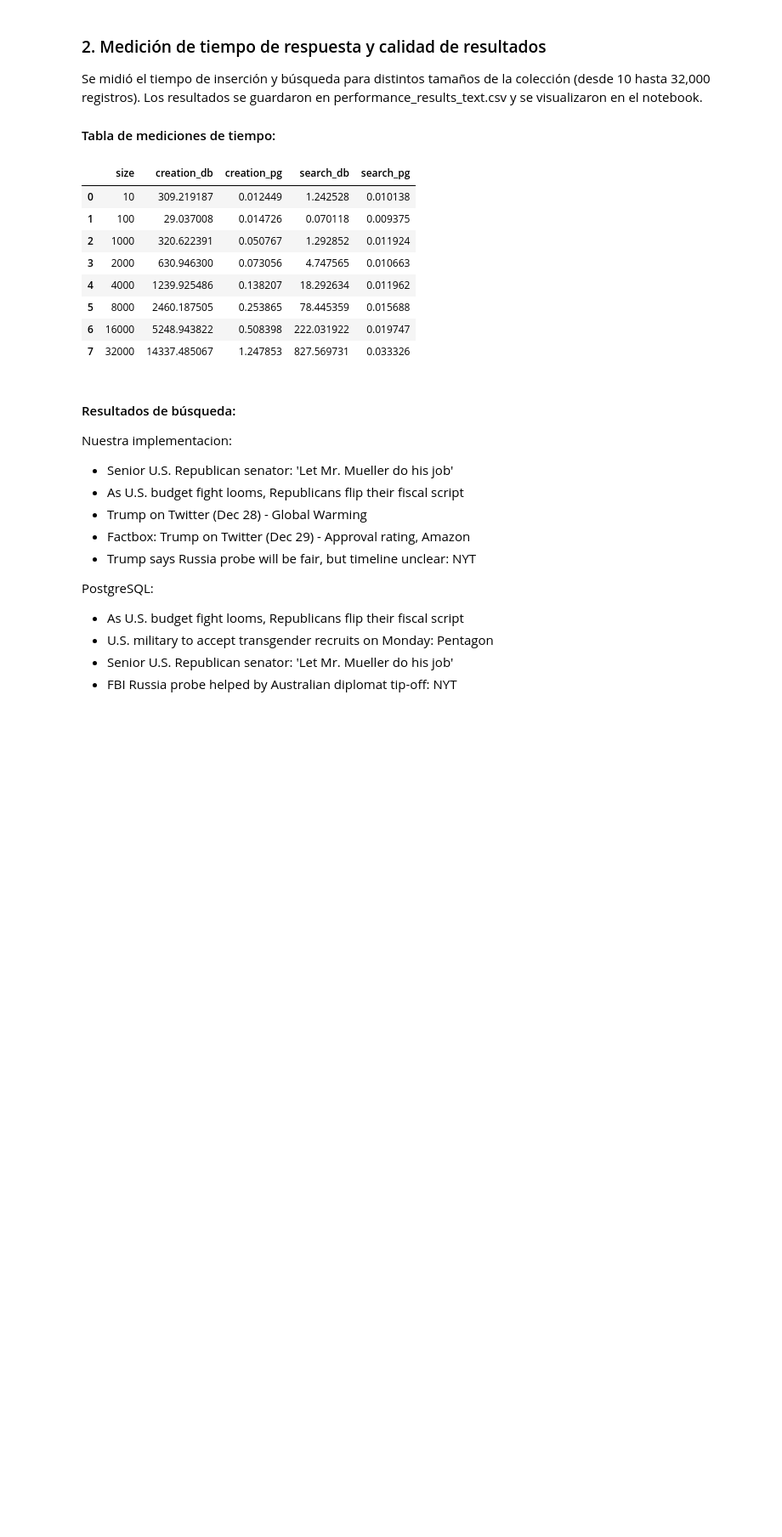
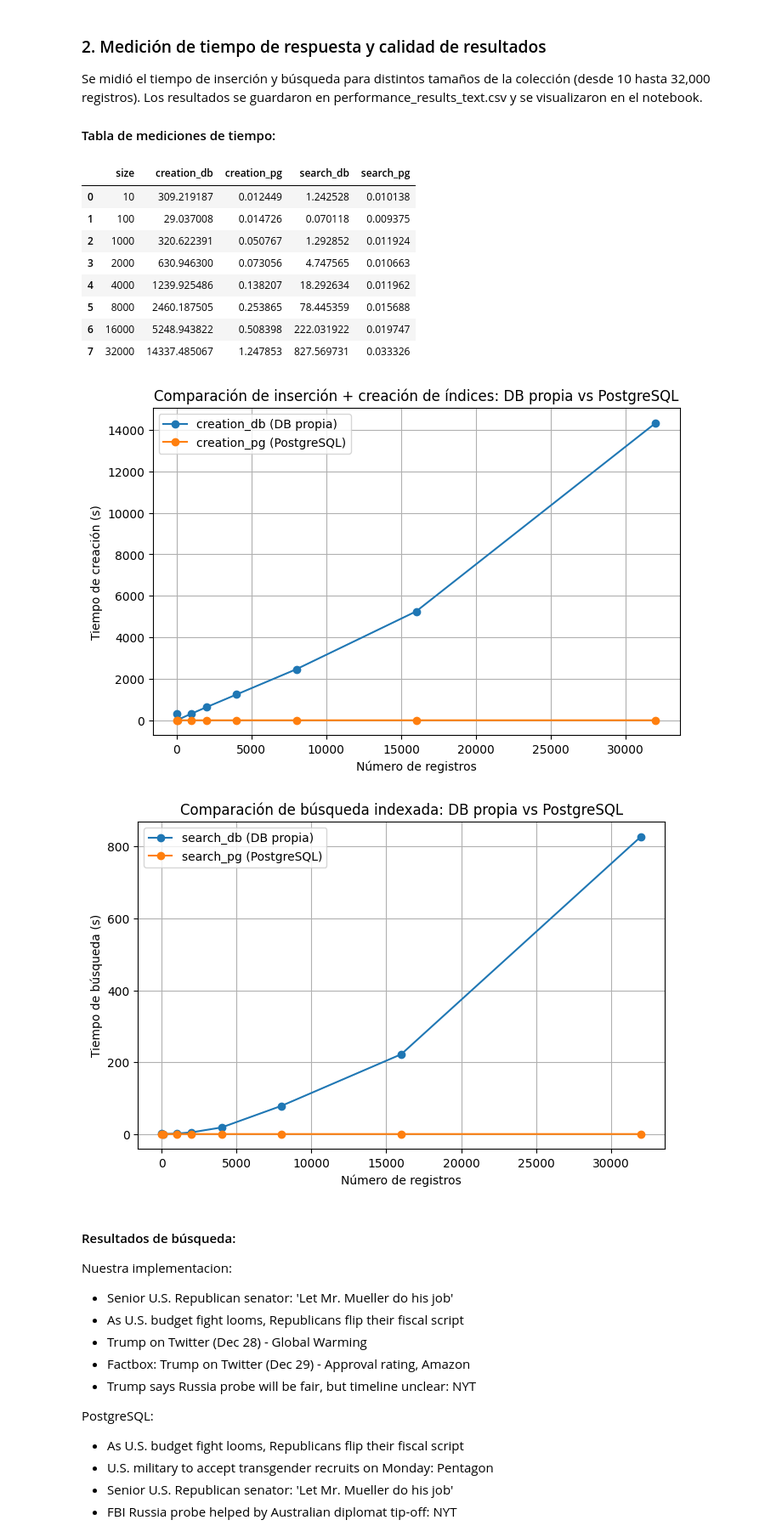
Before and after one commit to GinoDazaU/base-de-datos-2-proyecto, a Jupyter notebook: backend/database/testing/performance_testing.ipynb, the cells around one changed output. Shown: that part at 85% size. Cells and saved outputs as stored; diff of their text form; code cells hidden in the pictures; blank space fills up the shorter version.

Commit message:
Reverted override of performance_results.text.csv, added graphs to notebook

```diff
--- a/backend/database/testing/performance_testing.ipynb
+++ b/backend/database/testing/performance_testing.ipynb
@@ -50,18 +50,39 @@ Los resultados se guardaron en performance_results_text.csv y se visualizaron en
 #### Tabla de mediciones de tiempo:
 # %%
 import pandas as pd
+import matplotlib.pyplot as plt
 df = pd.read_csv("performance_results_text.csv")
 display(df)
+plt.figure(figsize=(8, 5))
+plt.plot(df['size'], df['creation_db'], marker='o', label='creation_db (DB propia)')
+plt.plot(df['size'], df['creation_pg'], marker='o', label='creation_pg (PostgreSQL)')
+plt.xlabel('Número de registros')
+plt.ylabel('Tiempo de creación (s)')
+plt.title('Comparación de inserción + creación de índices: DB propia vs PostgreSQL')
+plt.legend()
+plt.grid(True)
+plt.show()
+plt.figure(figsize=(8, 5))
+plt.plot(df['size'], df['search_db'], marker='o', label="search_db (DB propia)")
+plt.plot(df['size'], df['search_pg'], marker='o', label='search_pg (PostgreSQL)')
+plt.xlabel('Número de registros')
+plt.ylabel('Tiempo de búsqueda (s)')
+plt.title('Comparación de búsqueda indexada: DB propia vs PostgreSQL')
+plt.legend()
+plt.grid(True)
+plt.show()
 # %% [output]
 |  | size | creation_db | creation_pg | search_db | search_pg |
 | 0 | 10 | 309.219187 | 0.012449 | 1.242528 | 0.010138 |
 | 1 | 100 | 29.037008 | 0.014726 | 0.070118 | 0.009375 |
 | 2 | 1000 | 320.622391 | 0.050767 | 1.292852 | 0.011924 |
 | 3 | 2000 | 630.946300 | 0.073056 | 4.747565 | 0.010663 |
 | 4 | 4000 | 1239.925486 | 0.138207 | 18.292634 | 0.011962 |
 | 5 | 8000 | 2460.187505 | 0.253865 | 78.445359 | 0.015688 |
 | 6 | 16000 | 5248.943822 | 0.508398 | 222.031922 | 0.019747 |
 | 7 | 32000 | 14337.485067 | 1.247853 | 827.569731 | 0.033326 |
+[figure, added]
+[figure, added]
 # %% [markdown]
 #### Resultados de búsqueda:
 Nuestra implementacion:
```
Also changed, not shown: 1 other file.
